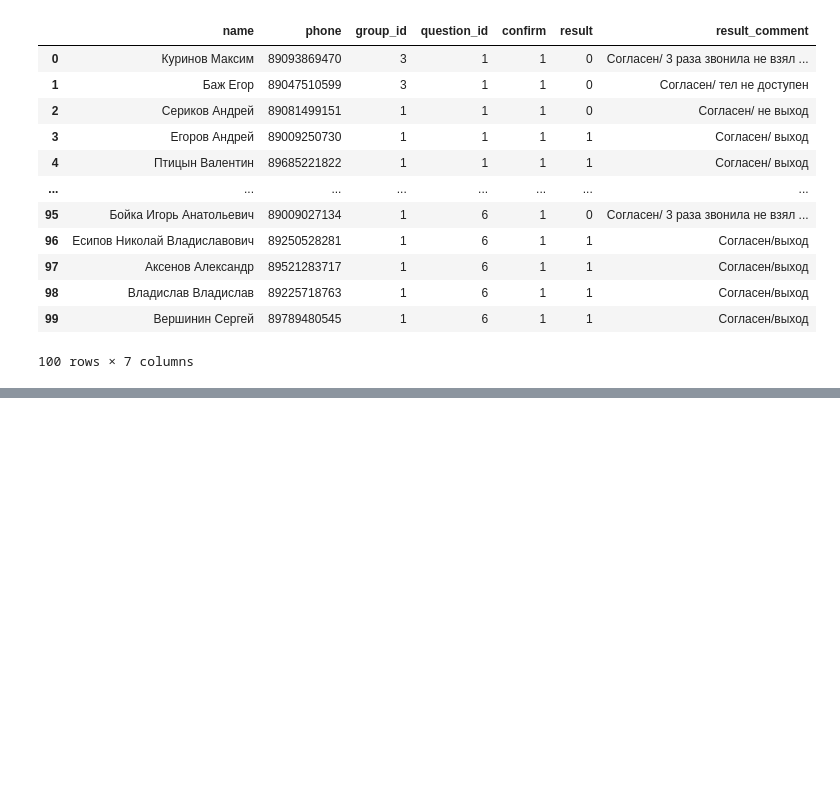
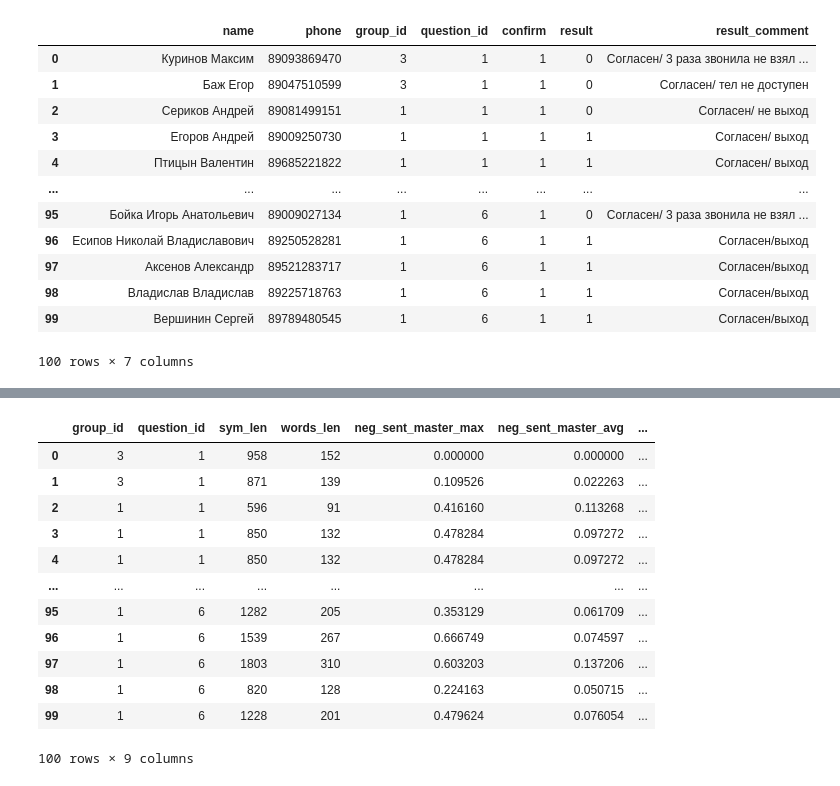
Before and after one commit to SdkIgor/ml, a Jupyter notebook: 1.ipynb, the cells around one changed output, grey strips where cells are left out. Drawn from its saved outputs; the diff is of its cells as text; code cells hidden in the pictures; blank space fills up the shorter version.

```diff
--- a/1.ipynb
+++ b/1.ipynb
@@ -71,3 +161,30 @@ ValueError: Expected object or value
+# %%
+fields_to_leave=[
+    'group_id',
+    'question_id',
+    'sym_len',
+    'words_len',
+    'neg_sent_master_max',
+    'neg_sent_master_avg',
+    'neg_sent_operator_max',
+    'neg_sent_operator_avg',
+    'result']
+df = df [ fields_to_leave ]
+df
+# %% [output]
+|  | group_id | question_id | sym_len | words_len | neg_sent_master_max | neg_sent_master_avg | ... |
+| 0 | 3 | 1 | 958 | 152 | 0.000000 | 0.000000 | ... |
+| 1 | 3 | 1 | 871 | 139 | 0.109526 | 0.022263 | ... |
+| 2 | 1 | 1 | 596 | 91 | 0.416160 | 0.113268 | ... |
+| 3 | 1 | 1 | 850 | 132 | 0.478284 | 0.097272 | ... |
+| 4 | 1 | 1 | 850 | 132 | 0.478284 | 0.097272 | ... |
+| ... | ... | ... | ... | ... | ... | ... | ... |
+| 95 | 1 | 6 | 1282 | 205 | 0.353129 | 0.061709 | ... |
+| 96 | 1 | 6 | 1539 | 267 | 0.666749 | 0.074597 | ... |
+| 97 | 1 | 6 | 1803 | 310 | 0.603203 | 0.137206 | ... |
+| 98 | 1 | 6 | 820 | 128 | 0.224163 | 0.050715 | ... |
+| 99 | 1 | 6 | 1228 | 201 | 0.479624 | 0.076054 | ... |
+100 rows × 9 columns
 # %%
 from sklearn.linear_model import LogisticRegression
 import numpy as np
```
Also changed, not shown: parts of 11 cells of this notebook, 4 other files.
